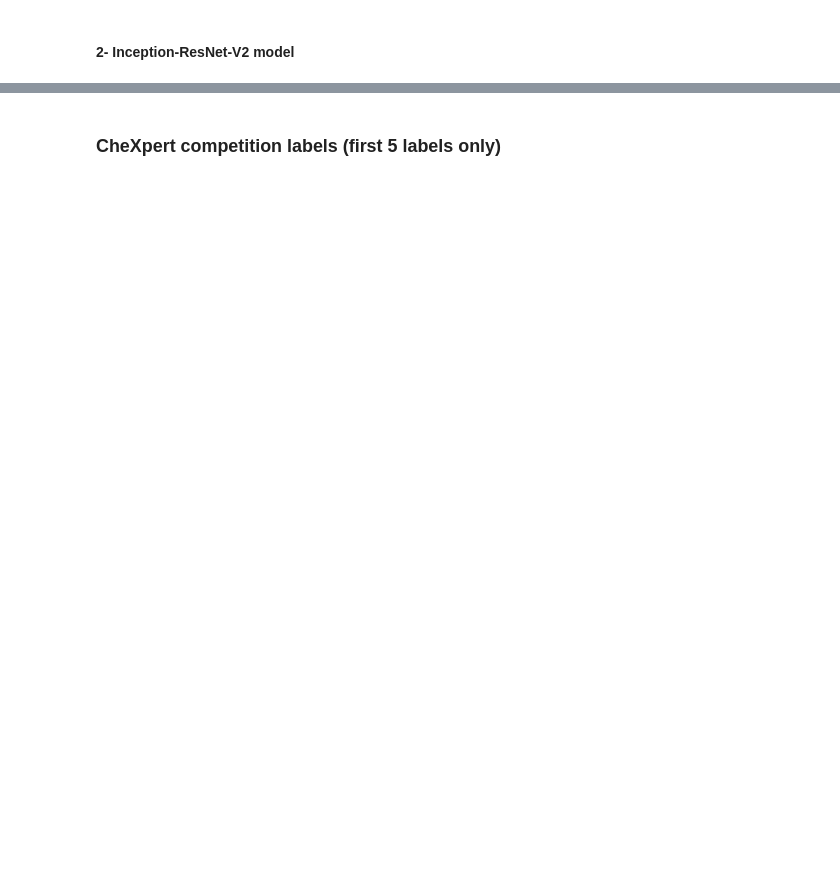
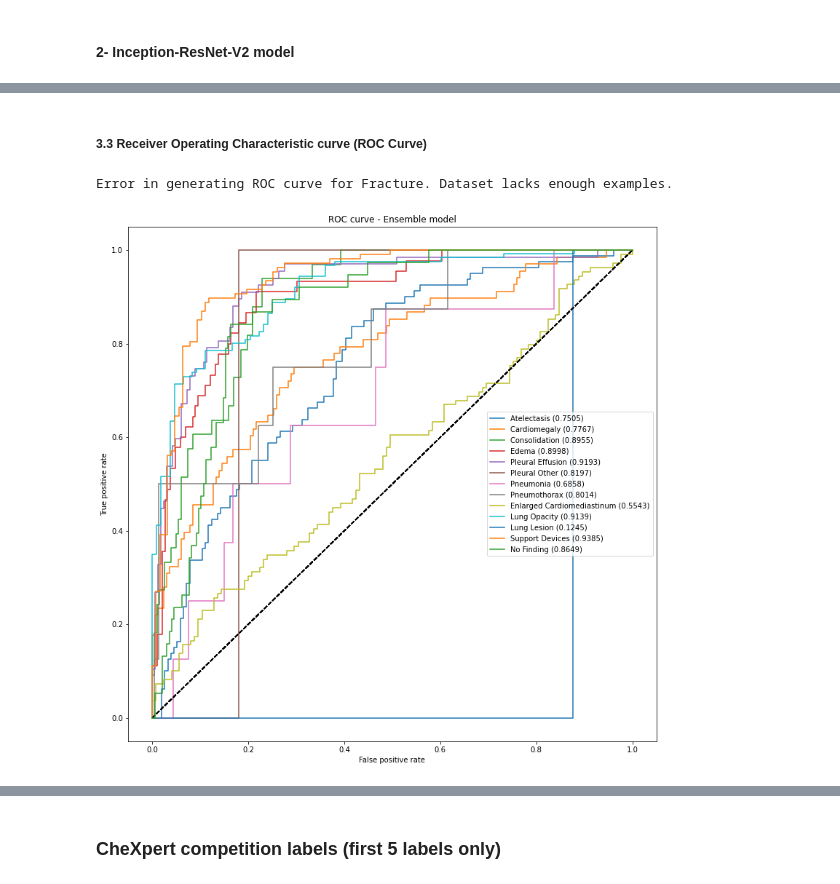
Before and after one commit to tamerthamoqa/CheXpert-multilabel-classification-tensorflow, a Jupyter notebook: testing_trained_models/calculating_test_metrics_on_official_chexpert_validation_set.ipynb, the cells around one changed output, grey strips where cells are left out. Saved outputs shown, nothing was run; the diff lists cells and outputs as text; code cells hidden in the pictures; blank space fills up the shorter version.

```diff
--- a/testing_trained_models/calculating_test_metrics_on_official_chexpert_validation_set.ipynb
+++ b/testing_trained_models/calculating_test_metrics_on_official_chexpert_validation_set.ipynb
@@ -134,5 +184,5 @@ predictions_resnet152_model = (predictions_resnet152_model >= 0.5).astype(np.flo
 # %%
-predictions_ensemble_model = ensemble_model.predict(
+predictions_ensemble_model_probabilities = ensemble_model.predict(
     x=test_datagenerator,
     steps=len(test_datagenerator),
     workers=1,
@@ -140,4 +190,4 @@ predictions_ensemble_model = ensemble_model.predict(
 )
 
 # "Sigmoid" activation for output probabilities
-predictions_ensemble_model = (predictions_ensemble_model >= 0.5).astype(np.float32)
+predictions_ensemble_model = (predictions_ensemble_model_probabilities >= 0.5).astype(np.uint8)
@@ -217,0 +480,11 @@ print(cm_ensemble)
+# %%
+confusion_matrix_ensemble = multilabel_confusion_matrix(
+    y_true=test_datagenerator.labels,
+    y_pred=predictions_ensemble_model
+)
+
+print("Ensemble:\n\n")
+for i in range(len(labels)):
+    print(f"{labels[i]}:")
+    print(confusion_matrix_ensemble[i, :, :])
+    print("------------")
@@ -217,0 +509,36 @@ print(cm_ensemble)
+# %% [markdown]
+##### 3.3 Receiver Operating Characteristic curve (ROC Curve)
+# %%
+auc_roc_values = []
+
+for i in range(len(labels)):
+    try:
+        y_true = test_datagenerator.labels[:, i]
+        y_pred = predictions_ensemble_model_probabilities[:, i]
+
+        auc_roc = roc_auc_score(y_true=y_true, y_score=y_pred)
+        auc_roc_values.append(auc_roc)
+
+        false_positive_rates, true_positive_rates, _ = roc_curve(y_true=y_true, y_score=y_pred)
+
+        plt.figure(1, figsize=(13, 13))
+        plt.plot([0, 1], [0, 1], 'k--')
+        plt.plot(
+            false_positive_rates,
+            true_positive_rates,
+            label=labels[i] + " (" + str(round(auc_roc, 4)) + ")"
+        )
+        plt.xlabel('False positive rate')
+        plt.ylabel('True positive rate')
+        plt.title('ROC curve - Ensemble model')
+        plt.legend(loc='best')
+    except:
+        print(
+            f"Error in generating ROC curve for {labels[i]}. "
+            f"Dataset lacks enough examples."
+        )
+
+plt.show()
+# %% [output]
+Error in generating ROC curve for Fracture. Dataset lacks enough examples.
+[figure, added]
```
Also changed, not shown: parts of 64 cells of this notebook.
